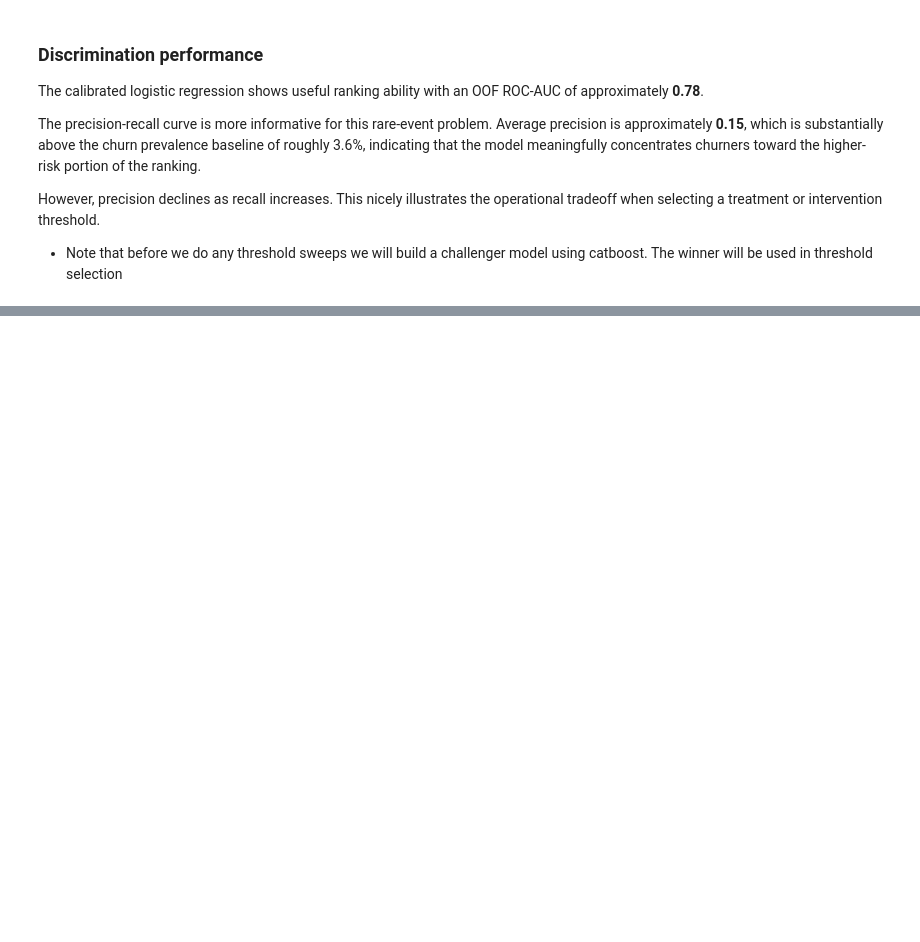
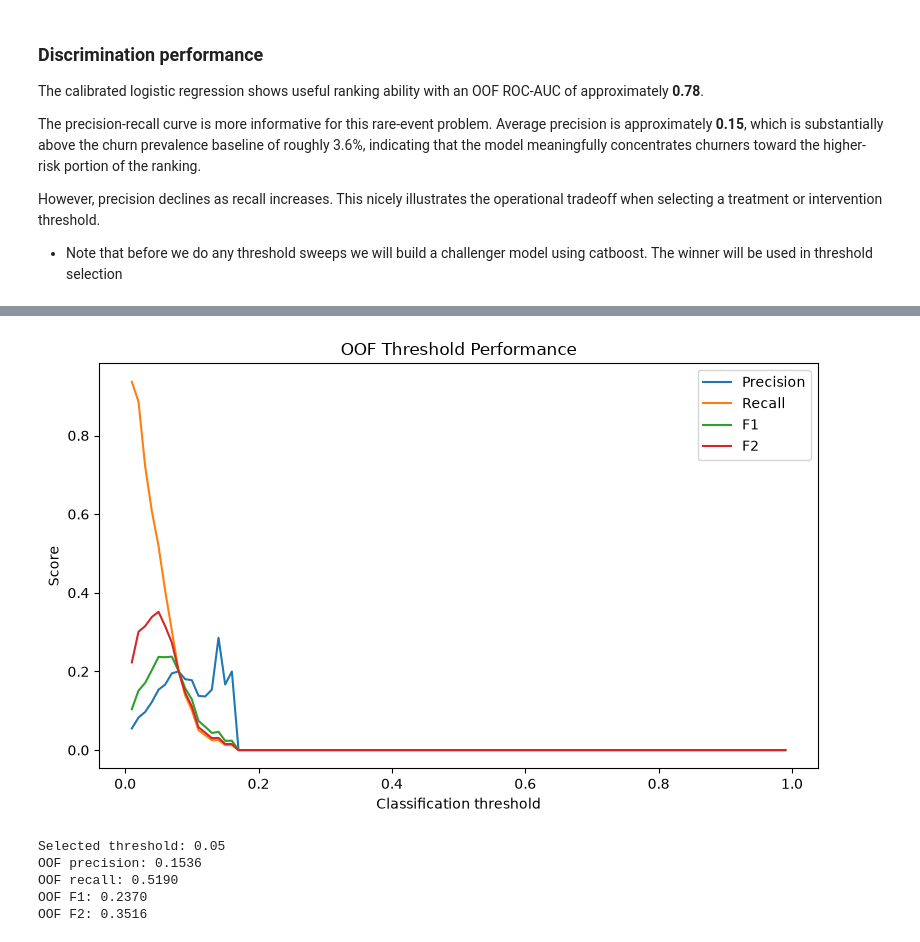
Before and after one commit to ACSanders/beyond-churn, a Jupyter notebook: notebooks/02_churn_prediction.ipynb, the cells around one changed output, grey strips where cells are left out. Cells and saved outputs as stored; diff of their text form; code cells hidden in the pictures; blank space fills up the shorter version.

```diff
--- a/notebooks/02_churn_prediction.ipynb
+++ b/notebooks/02_churn_prediction.ipynb
@@ -782,0 +1197,69 @@ However, precision declines as recall increases. This nicely illustrates the ope
+# %%
+# plot
+plt.figure(figsize=(8, 5))
+
+plt.plot(
+    threshold_results["Threshold"],
+    threshold_results["Precision"],
+    label="Precision"
+)
+
+plt.plot(
+    threshold_results["Threshold"],
+    threshold_results["Recall"],
+    label="Recall"
+)
+
+plt.plot(
+    threshold_results["Threshold"],
+    threshold_results["F1"],
+    label="F1"
+)
+
+plt.plot(
+    threshold_results["Threshold"],
+    threshold_results["F2"],
+    label="F2"
+)
+
+plt.xlabel("Classification threshold")
+plt.ylabel("Score")
+plt.title("OOF Threshold Performance")
+
+plt.legend()
+plt.tight_layout()
+plt.show()
+# %% [output]
+[figure, added]
+# %%
+# I will select 0.05 - see my summary below
+# let's freeze this
+selected_threshold = 0.05
+
+selected_oof_predictions = (
+    catboost_oof_probabilities >= selected_threshold
+).astype(int)
+
+print(f"Selected threshold: {selected_threshold:.2f}")
+print(
+    f"OOF precision: "
+    f"{precision_score(y_train, selected_oof_predictions):.4f}"
+)
+print(
+    f"OOF recall: "
+    f"{recall_score(y_train, selected_oof_predictions):.4f}"
+)
+print(
+    f"OOF F1: "
+    f"{f1_score(y_train, selected_oof_predictions):.4f}"
+)
+print(
+    f"OOF F2: "
+    f"{fbeta_score(y_train, selected_oof_predictions, beta=2):.4f}"
+)
+# %% [output]
+Selected threshold: 0.05
+OOF precision: 0.1536
+OOF recall: 0.5190
+OOF F1: 0.2370
+OOF F2: 0.3516
```
Also changed, not shown: parts of 43 cells of this notebook, 3 other files.
